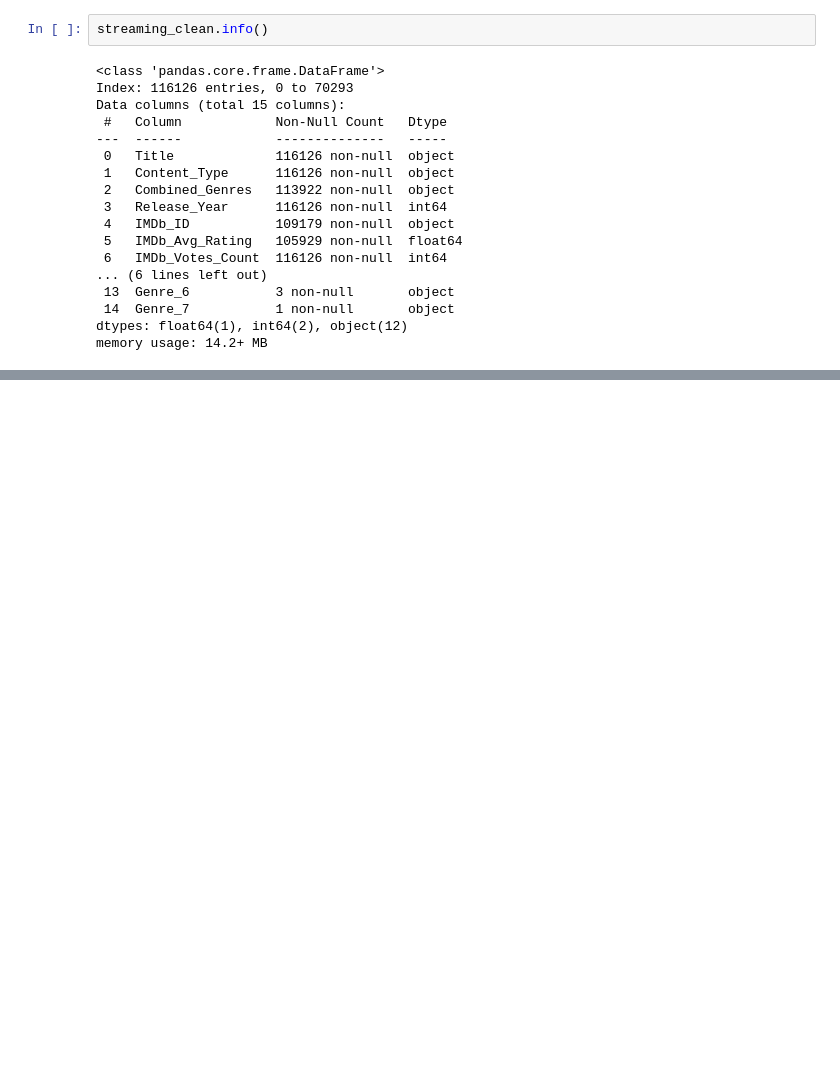
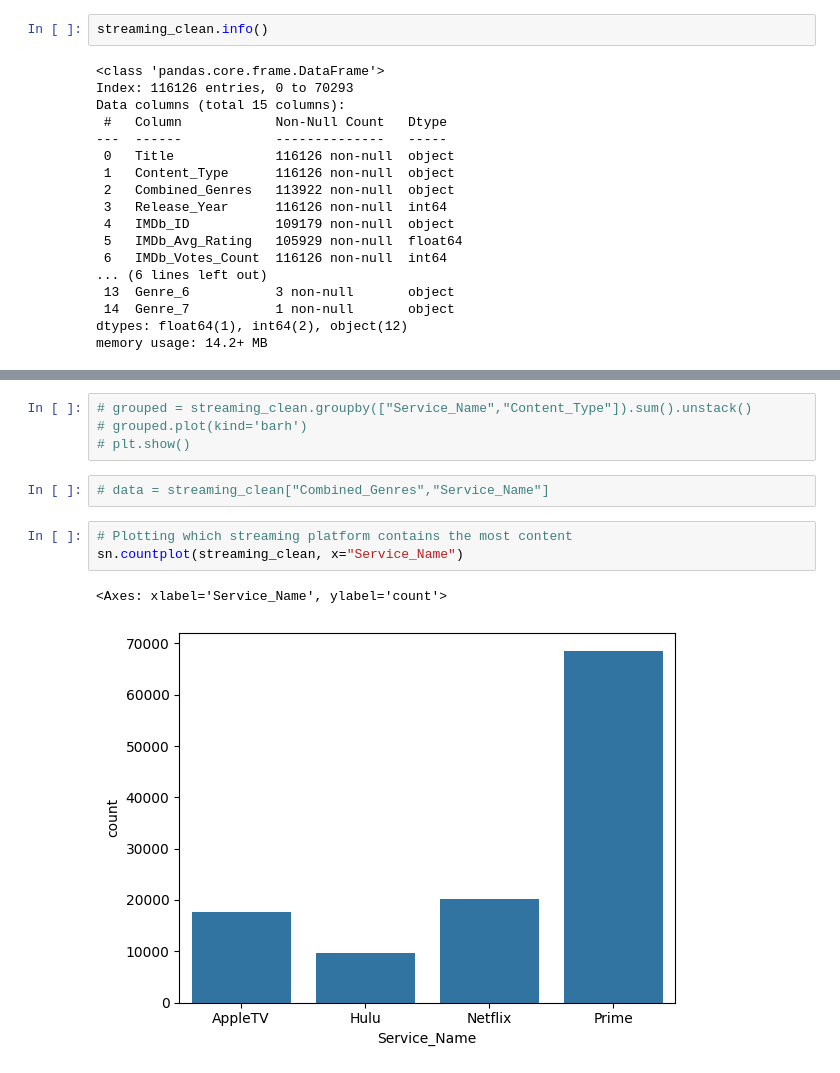
Before and after one commit to rkynhoff/Streaming_Service_Comparisons, a Jupyter notebook: STRM_SERV_COMP_V2.ipynb, the cells around one changed output, grey strips where cells are left out. Cells and saved outputs as stored; diff of their text form; blank space fills up the shorter version.

```diff
--- a/STRM_SERV_COMP_V2.ipynb
+++ b/STRM_SERV_COMP_V2.ipynb
@@ -419,0 +441,12 @@ ValueError: We need at least 1 word to plot a word cloud, got 0.
+# %%
+# grouped = streaming_clean.groupby(["Service_Name","Content_Type"]).sum().unstack()
+# grouped.plot(kind='barh')
+# plt.show()
+# %%
+# data = streaming_clean["Combined_Genres","Service_Name"]
+# %%
+# Plotting which streaming platform contains the most content
+sn.countplot(streaming_clean, x="Service_Name")
+# %% [output]
+<Axes: xlabel='Service_Name', ylabel='count'>
+[figure, added]
```
Also changed, not shown: parts of 8 cells of this notebook.
